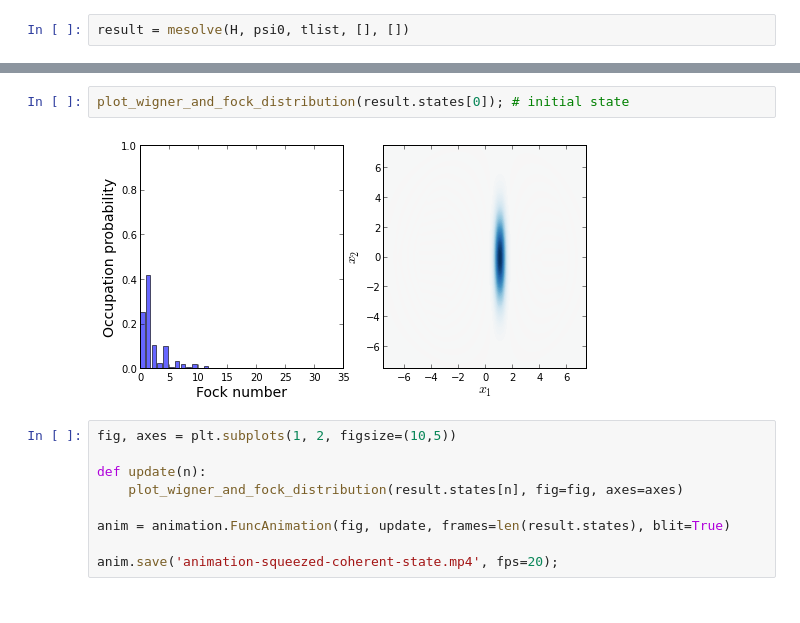
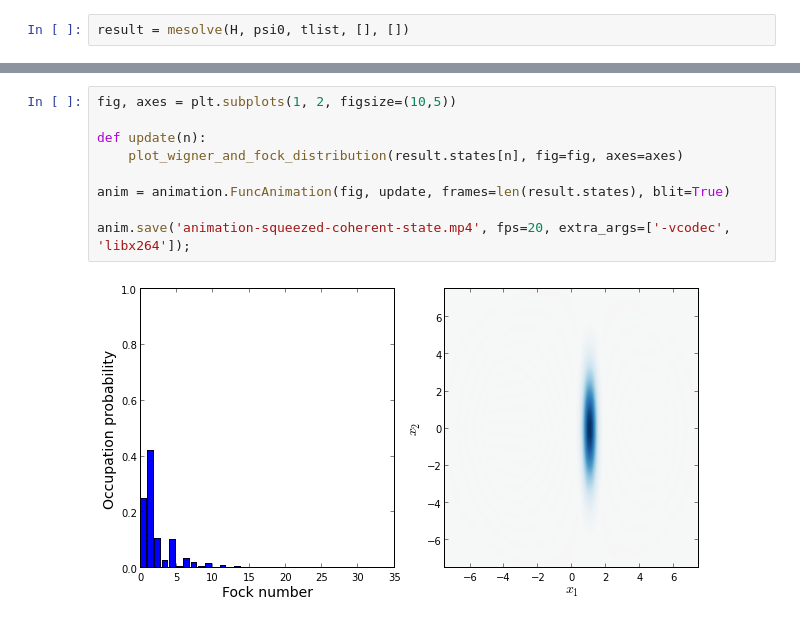
Before and after one commit to jrjohansson/qutip-lectures, a Jupyter notebook: Lecture-9-Squeezed-states-of-harmonic-oscillator.ipynb, the cells around one changed output, grey strips where cells are left out. Drawn from its saved outputs; the diff is of its cells as text.

```diff
--- a/Lecture-9-Squeezed-states-of-harmonic-oscillator.ipynb
+++ b/Lecture-9-Squeezed-states-of-harmonic-oscillator.ipynb
@@ -191,14 +169,12 @@ plot_expect_with_variance(N, [n, x, p], [r'n', r'x', r'p'], result.states);
-# %%
-plot_wigner_and_fock_distribution(result.states[0]); # initial state
-# %% [output]
-[figure, removed]
 # %%
 fig, axes = plt.subplots(1, 2, figsize=(10,5))
 
 def update(n):
     plot_wigner_and_fock_distribution(result.states[n], fig=fig, axes=axes)
 
 anim = animation.FuncAnimation(fig, update, frames=len(result.states), blit=True)
 
-anim.save('animation-squeezed-coherent-state.mp4', fps=20);
+anim.save('animation-squeezed-coherent-state.mp4', fps=20, extra_args=['-vcodec', 'libx264']);
+# %% [output]
+[figure, added]
 # %%
```
Also changed, not shown: parts of 16 cells of this notebook.
